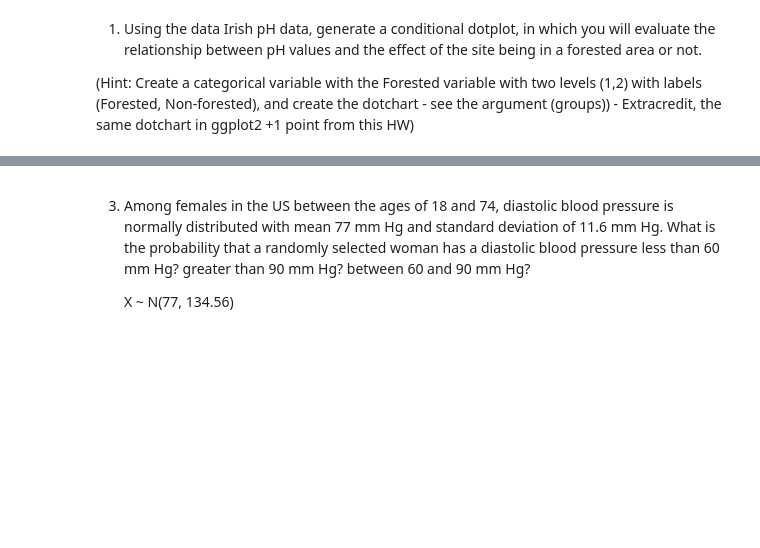
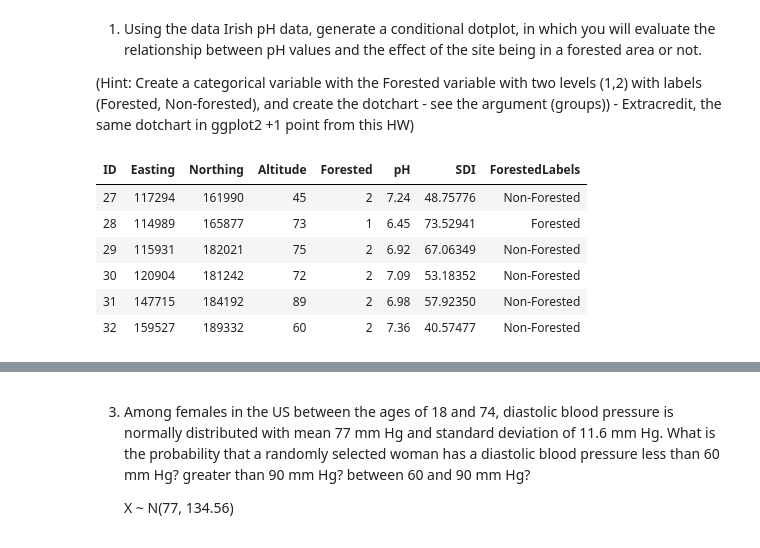
Before and after one commit to abchapman93/BMI_Prob_Stats, a Jupyter notebook: Module/Week_6/Homework Week 6.ipynb, the cells around one changed output, grey strips where cells are left out. Saved outputs shown, nothing was run; the diff lists cells and outputs as text; code cells hidden in the pictures; blank space fills up the shorter version.

```diff
--- a/Module/Week_6/Homework Week 6.ipynb
+++ b/Module/Week_6/Homework Week 6.ipynb
@@ -6,0 +14,10 @@
+# %%
+head(df)
+# %% [output]
+| ID | Easting | Northing | Altitude | Forested | pH | SDI | ForestedLabels |
+| 27 | 117294 | 161990 | 45 | 2 | 7.24 | 48.75776 | Non-Forested |
+| 28 | 114989 | 165877 | 73 | 1 | 6.45 | 73.52941 | Forested |
+| 29 | 115931 | 182021 | 75 | 2 | 6.92 | 67.06349 | Non-Forested |
+| 30 | 120904 | 181242 | 72 | 2 | 7.09 | 53.18352 | Non-Forested |
+| 31 | 147715 | 184192 | 89 | 2 | 6.98 | 57.92350 | Non-Forested |
+| 32 | 159527 | 189332 | 60 | 2 | 7.36 | 40.57477 | Non-Forested |
```
Also changed, not shown: parts of 16 cells of this notebook, 4 other files.
